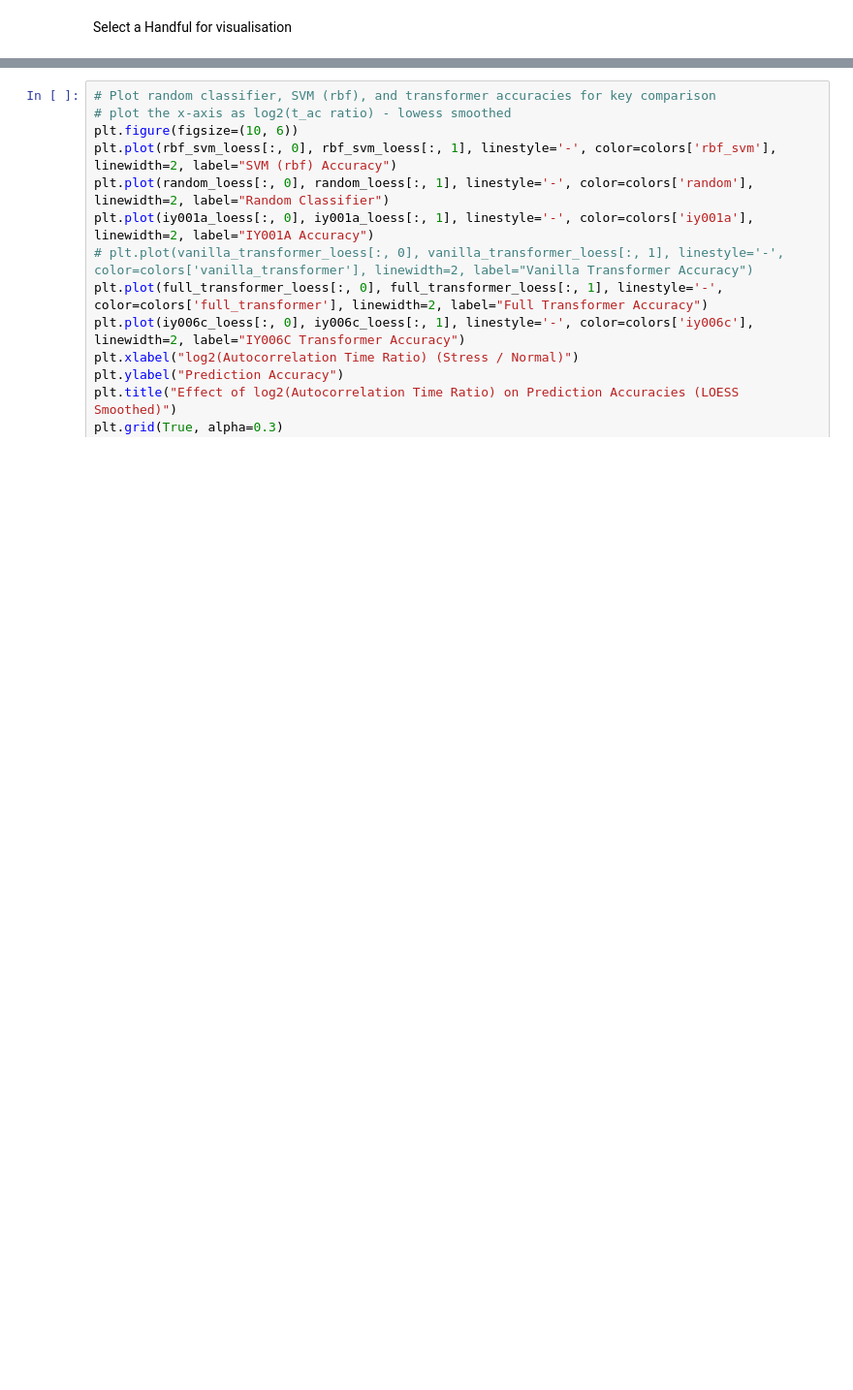
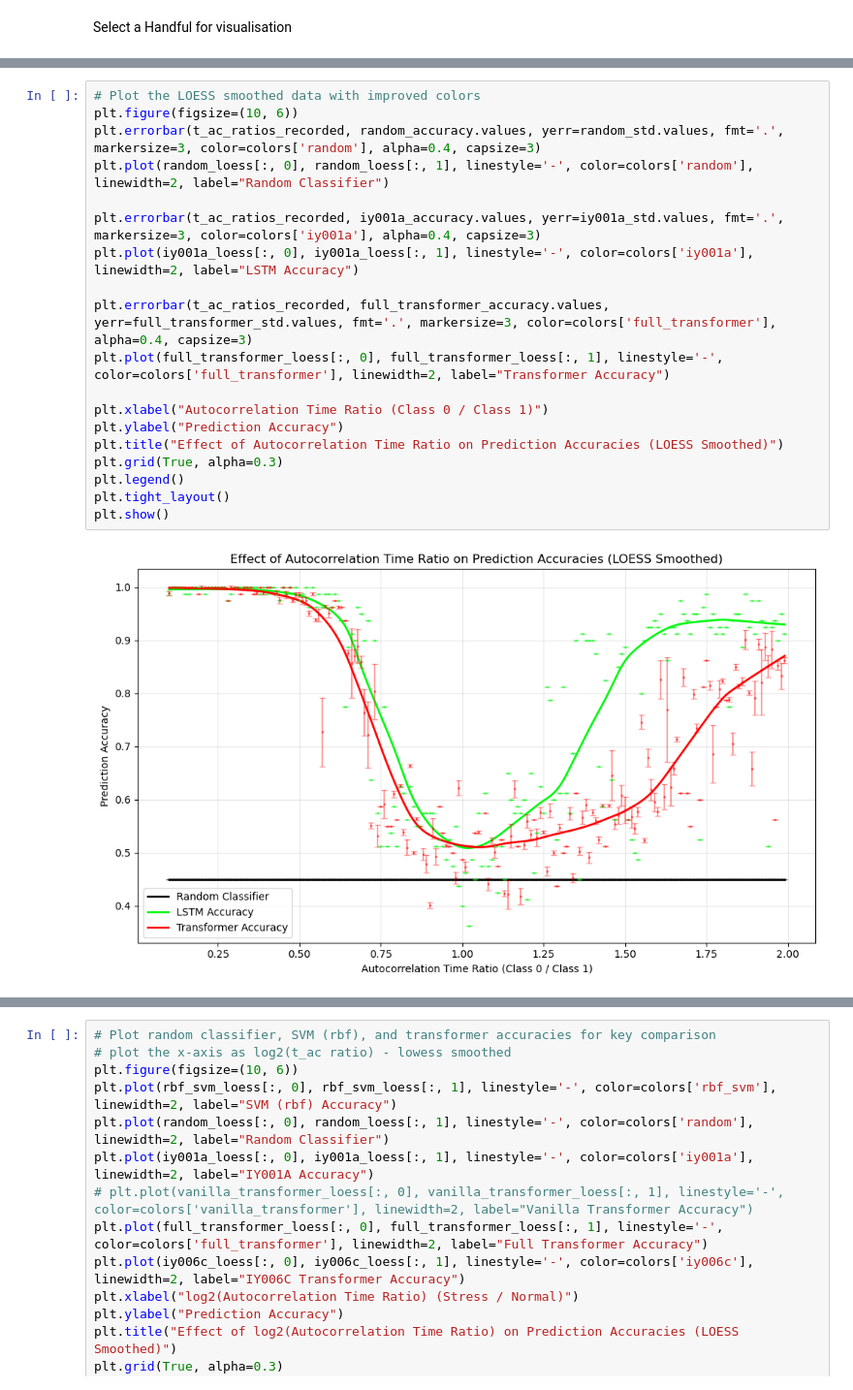
Before and after one commit to GrignardReagent/SSA, a Jupyter notebook: experiments/EXP-25-IY007/IY007_varying_t_ac_benchmark.ipynb, the cells around one changed output, grey strips where cells are left out. Shown at 97% size. Saved outputs shown, nothing was run; the diff lists cells and outputs as text; blank space fills up the shorter version.

```diff
--- a/experiments/EXP-25-IY007/IY007_varying_t_ac_benchmark.ipynb
+++ b/experiments/EXP-25-IY007/IY007_varying_t_ac_benchmark.ipynb
@@ -153,3 +142,24 @@ plt.show()
+# %%
+# Plot the LOESS smoothed data with improved colors
+plt.figure(figsize=(10, 6))
+plt.errorbar(t_ac_ratios_recorded, random_accuracy.values, yerr=random_std.values, fmt='.', markersize=3, color=colors['random'], alpha=0.4, capsize=3)
+plt.plot(random_loess[:, 0], random_loess[:, 1], linestyle='-', color=colors['random'], linewidth=2, label="Random Classifier")
+
+plt.errorbar(t_ac_ratios_recorded, iy001a_accuracy.values, yerr=iy001a_std.values, fmt='.', markersize=3, color=colors['iy001a'], alpha=0.4, capsize=3)
+plt.plot(iy001a_loess[:, 0], iy001a_loess[:, 1], linestyle='-', color=colors['iy001a'], linewidth=2, label="LSTM Accuracy")
+
+plt.errorbar(t_ac_ratios_recorded, full_transformer_accuracy.values, yerr=full_transformer_std.values, fmt='.', markersize=3, color=colors['full_transformer'], alpha=0.4, capsize=3)
+plt.plot(full_transformer_loess[:, 0], full_transformer_loess[:, 1], linestyle='-', color=colors['full_transformer'], linewidth=2, label="Transformer Accuracy")
+
+plt.xlabel("Autocorrelation Time Ratio (Class 0 / Class 1)")
+plt.ylabel("Prediction Accuracy")
+plt.title("Effect of Autocorrelation Time Ratio on Prediction Accuracies (LOESS Smoothed)")
+plt.grid(True, alpha=0.3)
+plt.legend()
+plt.tight_layout()
+plt.show()
+# %% [output]
+[figure, added]
 # %%
 
 # Compute log2 of autocorrelation time ratios
```
Also changed, not shown: parts of 10 cells of this notebook, 14 other files.
